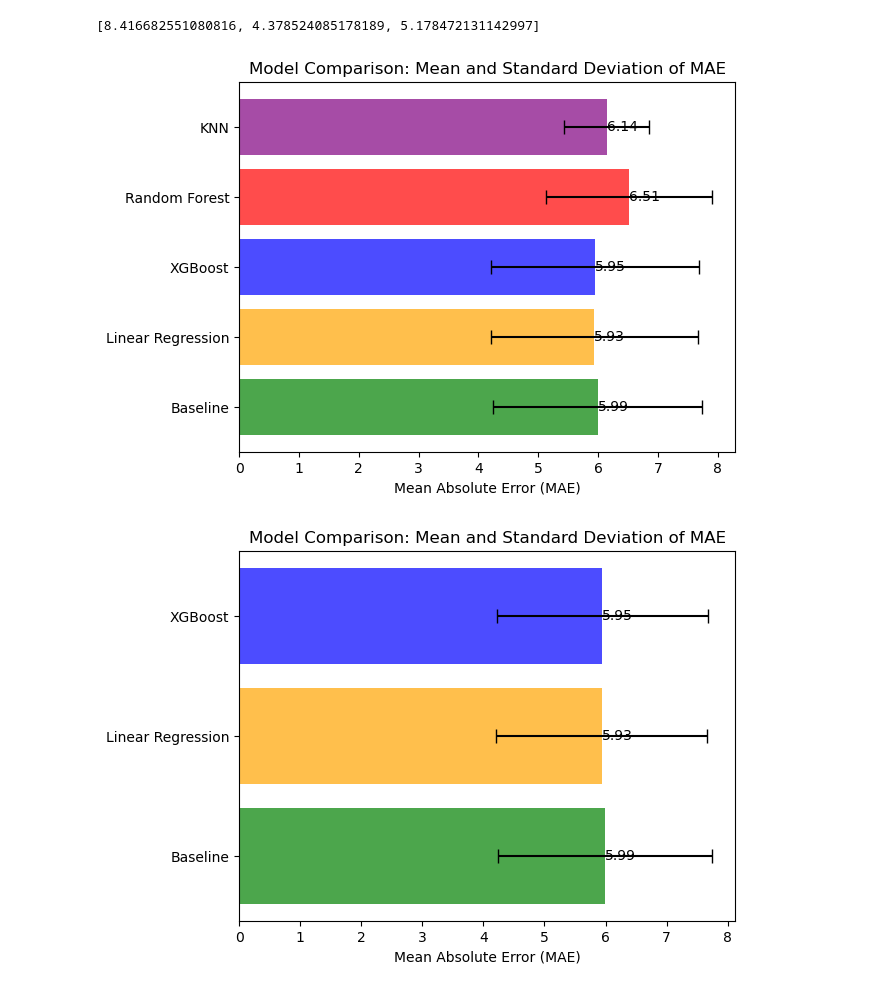
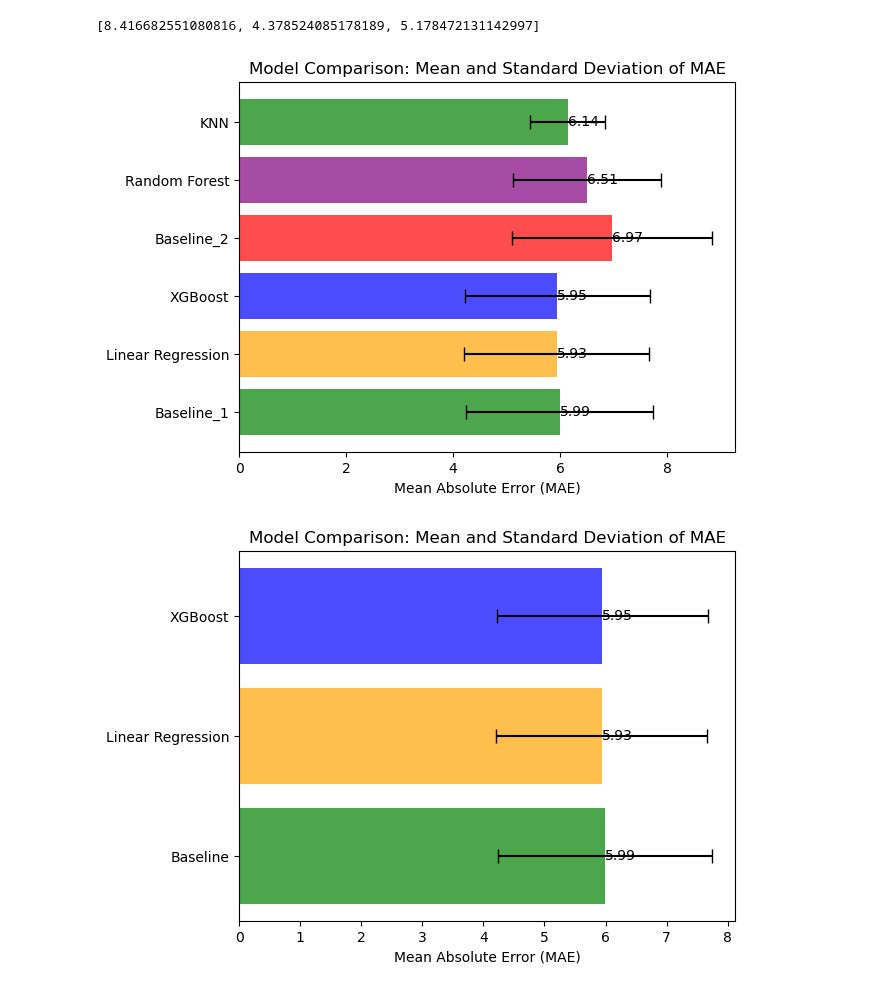
Before and after one commit to kzhangaz/DATA1030---Predict-US-stocks-closing-movements, a Jupyter notebook: results/ML_pipeline.ipynb, the cells around one changed output. Cells and saved outputs as stored; diff of their text form; code cells hidden in the pictures.

```diff
--- a/ML_pipeline.ipynb
+++ b/results/ML_pipeline.ipynb
@@ -764,3 +766,33 @@ Number of NaN values after replacement: 0
 data dimensions: (26455, 54)
 Number of NaN values after replacement: 0
 divide by zero encountered in scalar divide
+# %%
+bl_test_pred_1 = []
+bl_test_scores_1 = []
+
+
+for i in range(3):
+
+    y_pred_0 = pd.Series(np.zeros(len(y_train_short_all[i])), index=y_train_short_all[i].index)
+    y_pred_0_test = pd.Series(np.zeros(len(y_test_short_all[i])), index=y_test_short_all[i].index)
+
+    mae_baseline = mean_absolute_error(y_train_short_all[i], y_pred_0)
+    print("Baseline MAE (Training) 0:", mae_baseline)
+    mae_baseline = mean_absolute_error(y_test_short_all[i], y_pred_0_test)
+    print("Baseline MAE (Testing) 0:", mae_baseline)
+    bl_test_pred_1.append(y_pred_0_test)
+    bl_test_scores_1.append(mae_baseline)
+
+# mae_baseline = mean_absolute_error(y_train_2, y_pred_0)
+# print("Baseline MAE (Training) 1:", mae_baseline)
+# mae_baseline = mean_absolute_error(y_test_2, y_pred_0_test)
+# print("Baseline MAE (Testing) 1:", mae_baseline)
+# bl_test_pred_1.append(y_pred_0_test)
+# bl_test_scores_1.append(mae_baseline)
+
+# mae_baseline = mean_absolute_error(y_train_3, y_pred_0)
+# print("Baseline MAE (Training) 2:", mae_baseline)
+# mae_baseline = mean_absolute_error(y_test_3, y_pred_0_test)
+# print("Baseline MAE (Testing) 2:", mae_baseline)
+# bl_test_pred_1.append(y_pred_0_test)
+# bl_test_scores_1.append(mae_baseline)
@@ -872,32 +911,32 @@ bl_test_scores
 # %%
 import matplotlib.pyplot as plt
 import numpy as np
 
 # Assuming you have lists of scores like bl_test_scores, lr_test_scores, xgb_test_scores, rf_test_scores, knn_test_scores
-scores_lists = [bl_test_scores, lr_test_scores, xgb_test_scores, rf_test_scores, knn_test_scores]
-labels = ['Baseline', 'Linear Regression', 'XGBoost', 'Random Forest', 'KNN']
+scores_lists = [bl_test_scores, lr_test_scores, xgb_test_scores, bl_test_scores_1, rf_test_scores, knn_test_scores]
+labels = ['Baseline_1', 'Linear Regression', 'XGBoost', 'Baseline_2', 'Random Forest', 'KNN']
 
 # Calculate means and standard deviations
 means = [np.mean(scores) for scores in scores_lists]
 std_devs = [np.std(scores) for scores in scores_lists]
 
 # Plotting
 fig, ax = plt.subplots()
 
 # Plot horizontal bar plot with error bars
 ax.barh(labels, means, xerr=std_devs, color=['green', 'orange', 'blue', 'red', 'purple'], alpha=0.7, capsize=5)
 
 # Adding labels and title
 ax.set_xlabel('Mean Absolute Error (MAE)')
 ax.set_title('Model Comparison: Mean and Standard Deviation of MAE')
 
 # Display values on bars
 for i, (mean, std_dev) in enumerate(zip(means, std_devs)):
     ax.text(mean, i, f'{mean:.2f}', va='center', fontsize=10)
 
 plt.show()
 # %% [output]
-[figure, old version]
+[figure, new version]
 # %%
 import matplotlib.pyplot as plt
 import numpy as np
```
Also changed, not shown: parts of 2 cells of this notebook, 19 other files.
